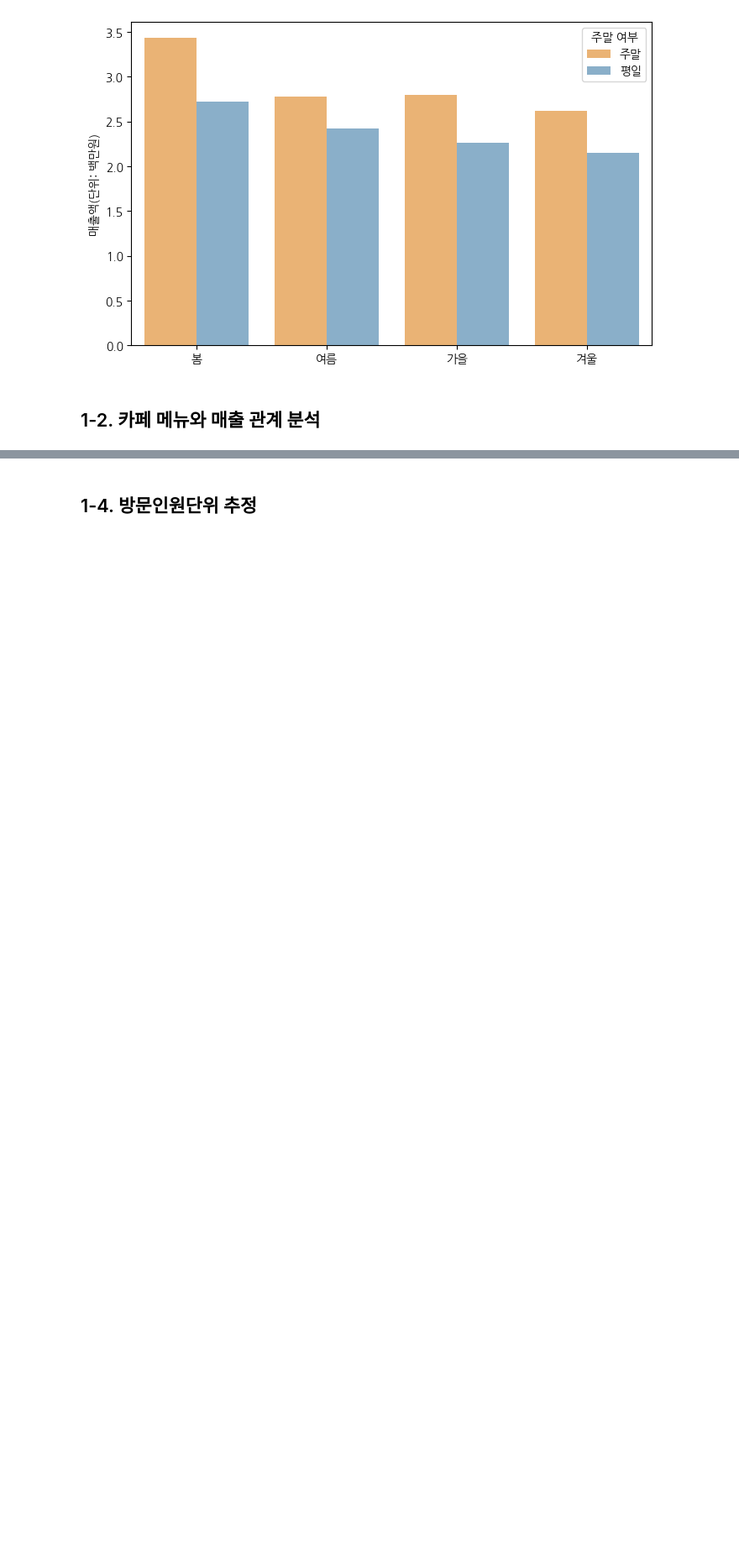
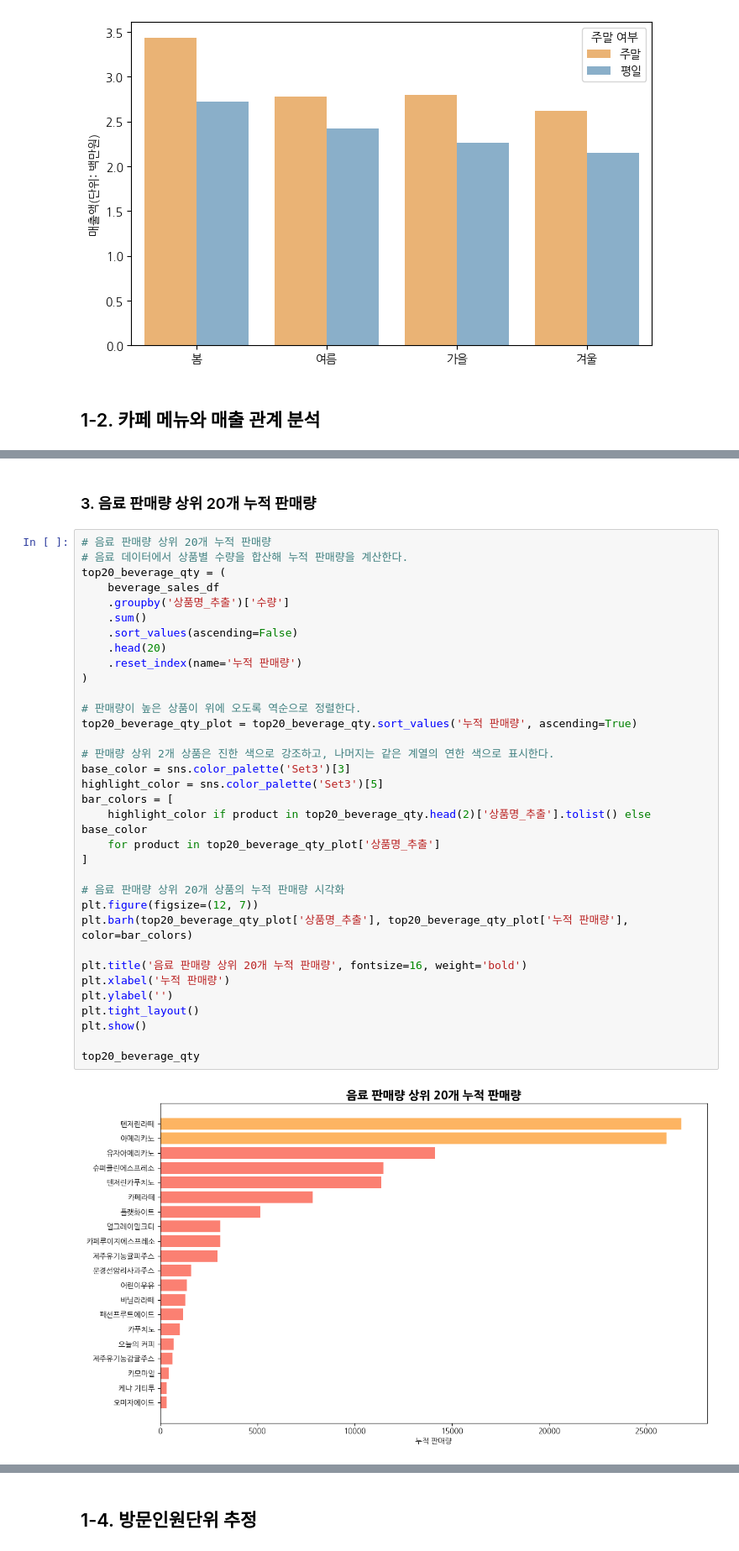
Before and after one commit to Parking93/Jeju_cafe_data_analysis_project, a Jupyter notebook: jeju_cafe_project.ipynb, the cells around one changed output, grey strips where cells are left out. Shown at 84% size. Saved outputs shown, nothing was run; the diff lists cells and outputs as text; blank space fills up the shorter version.

```diff
--- a/jeju_cafe_project.ipynb
+++ b/jeju_cafe_project.ipynb
@@ -274,0 +393,38 @@ plt.show()
+# %% [markdown]
+### 3. 음료 판매량 상위 20개 누적 판매량
+# %%
+# 음료 판매량 상위 20개 누적 판매량
+# 음료 데이터에서 상품별 수량을 합산해 누적 판매량을 계산한다.
+top20_beverage_qty = (
+    beverage_sales_df
+    .groupby('상품명_추출')['수량']
+    .sum()
+    .sort_values(ascending=False)
+    .head(20)
+    .reset_index(name='누적 판매량')
+)
+
+# 판매량이 높은 상품이 위에 오도록 역순으로 정렬한다.
+top20_beverage_qty_plot = top20_beverage_qty.sort_values('누적 판매량', ascending=True)
+
+# 판매량 상위 2개 상품은 진한 색으로 강조하고, 나머지는 같은 계열의 연한 색으로 표시한다.
+base_color = sns.color_palette('Set3')[3]
+highlight_color = sns.color_palette('Set3')[5]
+bar_colors = [
+    highlight_color if product in top20_beverage_qty.head(2)['상품명_추출'].tolist() else base_color
+    for product in top20_beverage_qty_plot['상품명_추출']
+]
+
+# 음료 판매량 상위 20개 상품의 누적 판매량 시각화
+plt.figure(figsize=(12, 7))
+plt.barh(top20_beverage_qty_plot['상품명_추출'], top20_beverage_qty_plot['누적 판매량'], color=bar_colors)
+
+plt.title('음료 판매량 상위 20개 누적 판매량', fontsize=16, weight='bold')
+plt.xlabel('누적 판매량')
+plt.ylabel('')
+plt.tight_layout()
+plt.show()
+
+top20_beverage_qty
+# %% [output]
+[figure, added]
```
Also changed, not shown: parts of 26 cells of this notebook.
